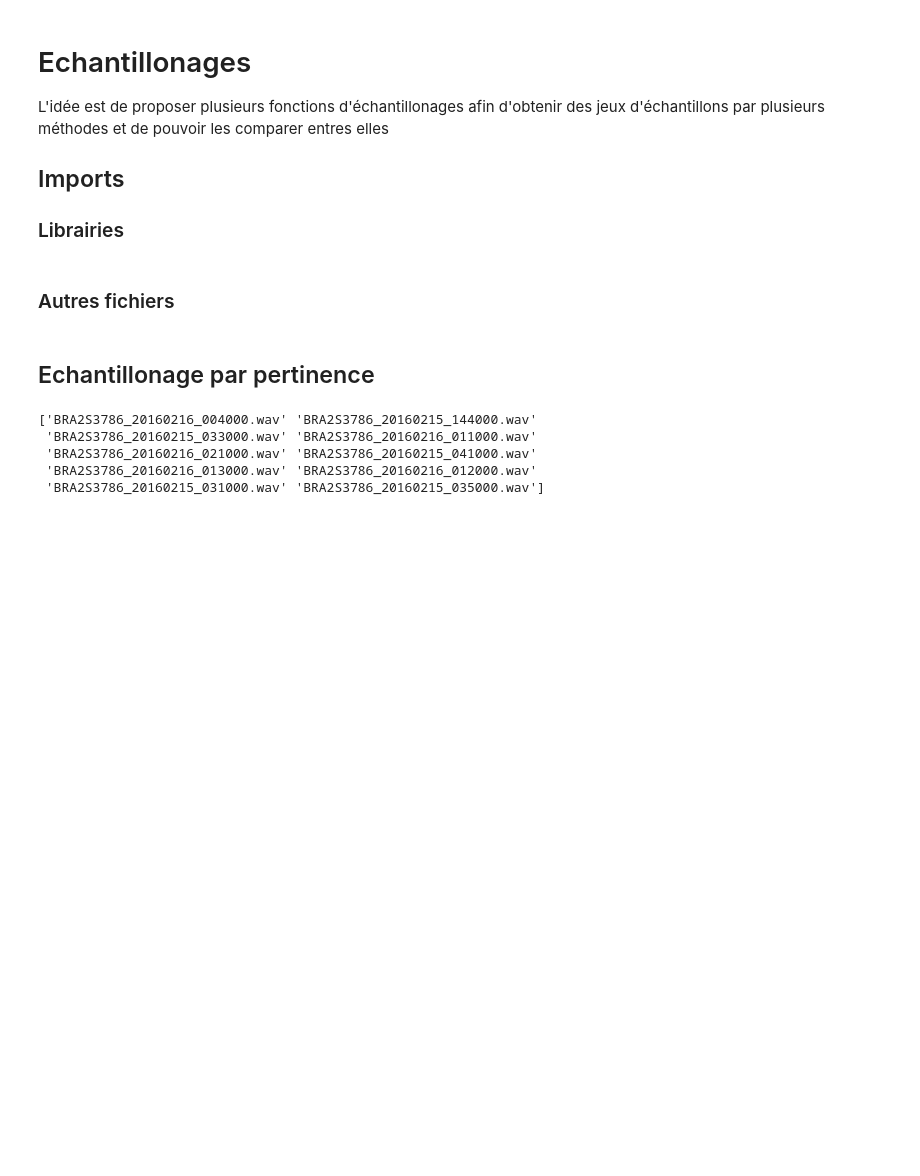
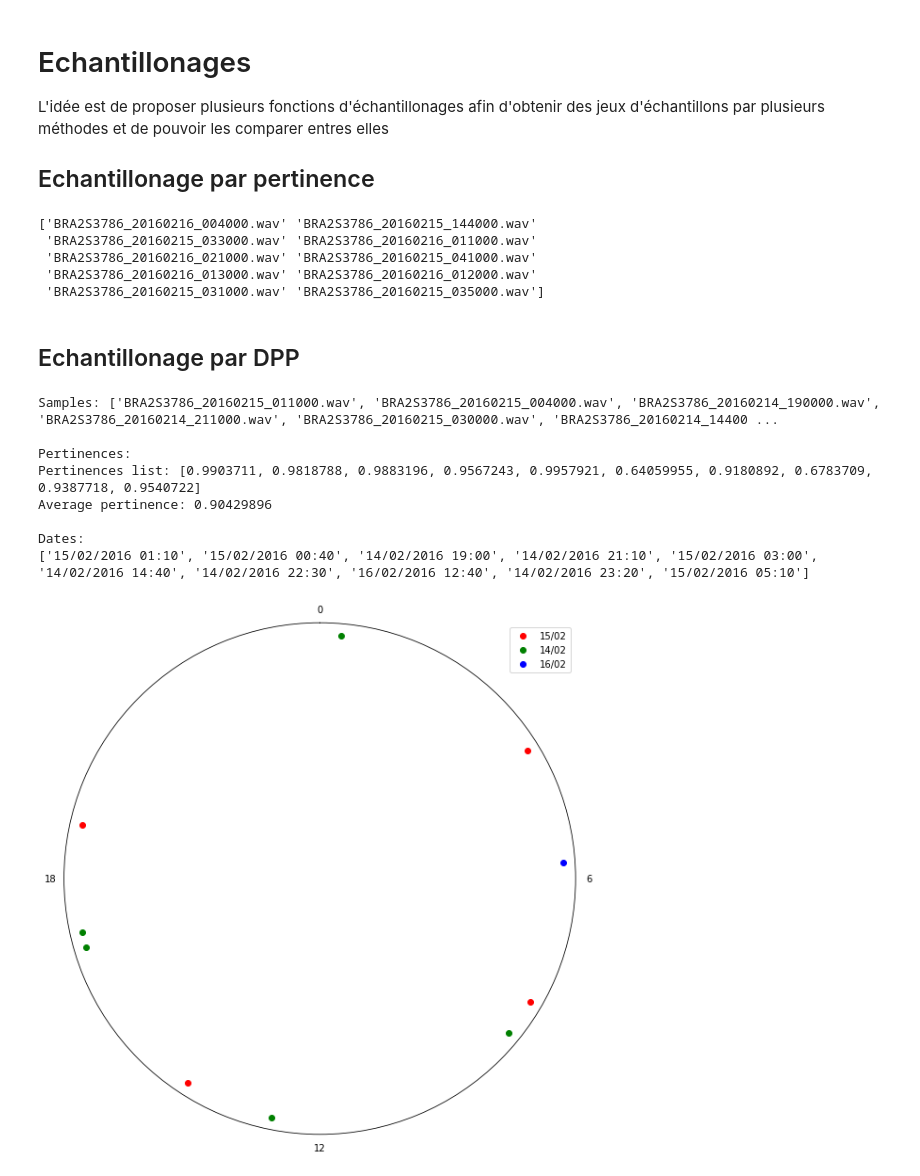
Before and after one commit to outidrarine/Detpop, a Jupyter notebook: TestEchantillonages.ipynb, the cells around one changed output. Cells and saved outputs as stored; diff of their text form; code cells hidden in the pictures; blank space fills up the shorter version.

Commit message:
Echantillonage par DPP
- Nouvelle fonction sampling_dpp
- Retrait du fichier TestDPP et copie du code dans TestEchantillonages

```diff
--- a/TestEchantillonages.ipynb
+++ b/TestEchantillonages.ipynb
@@ -3,12 +3,7 @@
 
 L'idée est de proposer plusieurs fonctions d'échantillonages afin d'obtenir des jeux d'échantillons par plusieurs méthodes et de pouvoir les comparer entres elles
 
-## Imports
-### Librairies
+## Echantillonage par pertinence
-# %% [markdown]
-### Autres fichiers
-# %% [markdown]
-## Echantillonage par pertinence
 # %%
 from echantillonages import sampling_pertinence
 
@@ -19,3 +14,69 @@ print(sampling_pertinence(10))
  'BRA2S3786_20160216_021000.wav' 'BRA2S3786_20160215_041000.wav'
  'BRA2S3786_20160216_013000.wav' 'BRA2S3786_20160216_012000.wav'
  'BRA2S3786_20160215_031000.wav' 'BRA2S3786_20160215_035000.wav']
+# %% [markdown]
+## Echantillonage par DPP
+# %%
+import os
+import numpy as np
+from echantillonages import sampling_dpp
+from utils import getDateFromFilename, getSound
+from constructionPsi import compute_pertinence
+from affichageDonnees import displayPolarSamples
+
+root = './SoundDatabase'
+dates = []
+pertinences = []
+
+
+nbSamples = 10
+samples = sampling_dpp(nbSamples)
+
+
+for sample in samples:
+    date = getDateFromFilename(sample, with_root = False, root = root)
+    dates.append(date)
+
+    sound, fe = getSound(os.path.join(root, sample), 5)
+    pertinence = compute_pertinence(sound, fe)
+    pertinences.append(pertinence)
+
+
+# psi = getpsi()
+# similarities = 0
+# nbSamples = len(samples)
+# for j in range(0, nbSamples):
+#     for i in range(0, j):
+#         similarities += similarity(samples[j], samples[i], psi)
+
+# similarities /= nbSamples * (nbSamples - 1) / 2
+
+
+
+
+
+print()
+print("Samples:", samples)
+print()
+
+print("Pertinences:")
+print("Pertinences list:", pertinences)
+print("Average pertinence:", np.mean(pertinences))
+print()
+
+print("Dates:")
+print(dates)
+
+
+
+displayPolarSamples(samples)
+# %% [output]
+Samples: ['BRA2S3786_20160215_011000.wav', 'BRA2S3786_20160215_004000.wav', 'BRA2S3786_20160214_190000.wav', 'BRA2S3786_20160214_211000.wav', 'BRA2S3786_20160215_030000.wav', 'BRA2S3786_20160214_14400 ...
+
+Pertinences:
+Pertinences list: [0.9903711, 0.9818788, 0.9883196, 0.9567243, 0.9957921, 0.64059955, 0.9180892, 0.6783709, 0.9387718, 0.9540722]
+Average pertinence: 0.90429896
+
+Dates:
+['15/02/2016 01:10', '15/02/2016 00:40', '14/02/2016 19:00', '14/02/2016 21:10', '15/02/2016 03:00', '14/02/2016 14:40', '14/02/2016 22:30', '16/02/2016 12:40', '14/02/2016 23:20', '15/02/2016 05:10']
+[figure, added]
```
Also changed, not shown: 3 other files.
